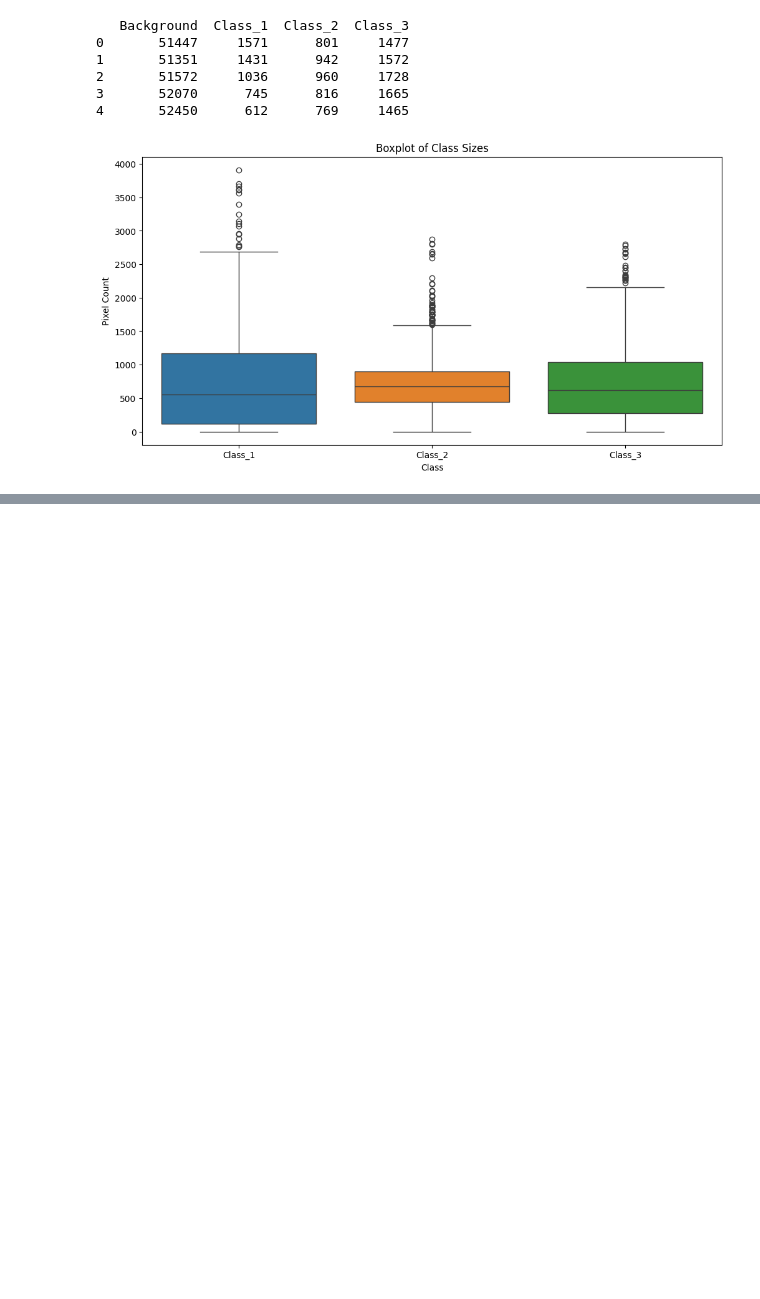
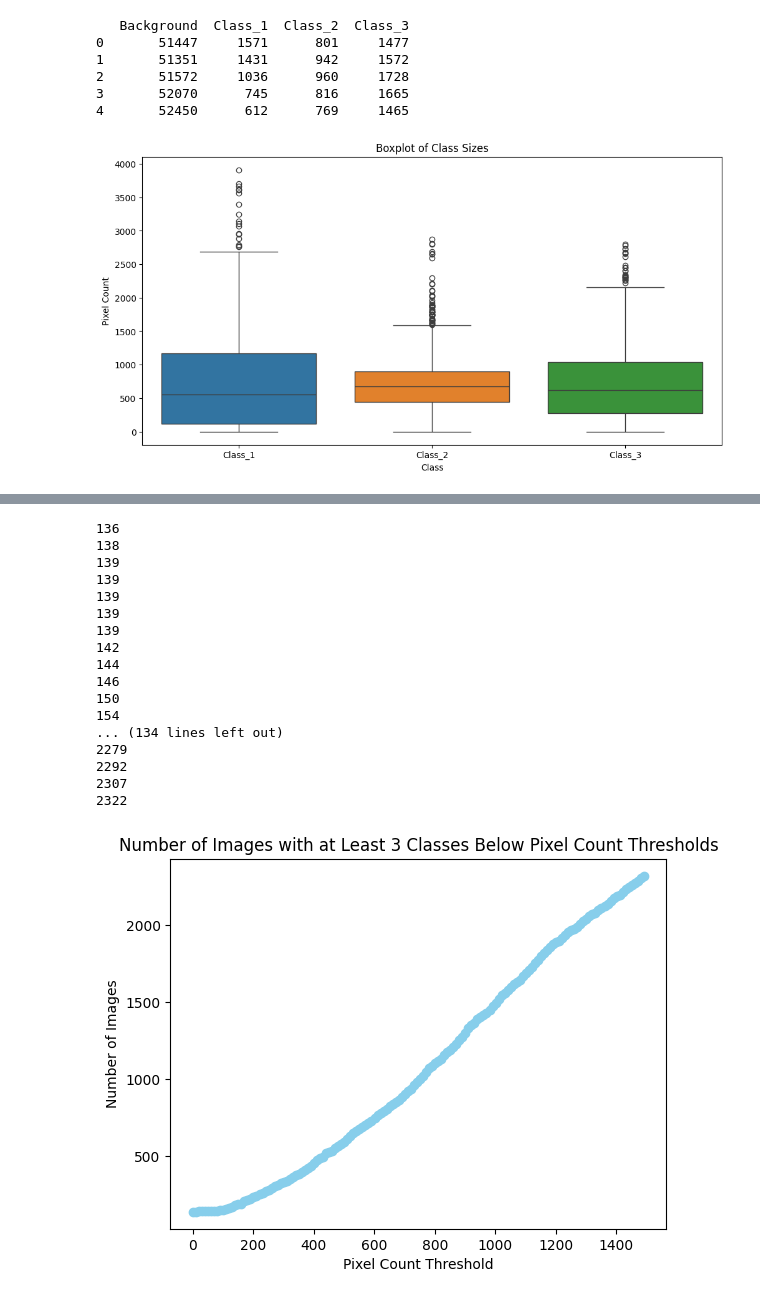
Before and after one commit to ThanhNguyen140/SAM_evaluation, a Jupyter notebook: lisa/image_statistics.ipynb, the cells around one changed output, grey strips where cells are left out. Cells and saved outputs as stored; diff of their text form; code cells hidden in the pictures; blank space fills up the shorter version.

```diff
--- a/lisa/image_statistics.ipynb
+++ b/lisa/image_statistics.ipynb
@@ -97,0 +97,34 @@ plt.show()
+# %%
+count_per_threshold = []
+
+for threshold in thresholds:
+    # Count the number of images with at least one class below the threshold and with at least 3 classes
+    count = df_pixels.drop("Background", axis=1).lt(threshold).sum(axis=1).ge(3).sum()
+    count_per_threshold.append(count)
+    print(count)
+
+# Plotting the line plot
+plt.plot(thresholds, count_per_threshold, color="skyblue", marker="o")
+plt.title("Number of Images with at Least 3 Classes Below Pixel Count Thresholds")
+plt.xlabel("Pixel Count Threshold")
+plt.ylabel("Number of Images")
+plt.show()
+# %% [output]
+136
+138
+139
+139
+139
+139
+139
+142
+144
+146
+150
+154
+... (134 lines left out)
+2279
+2292
+2307
+2322
+[figure, added]
```
Also changed, not shown: parts of 3 cells of this notebook.
